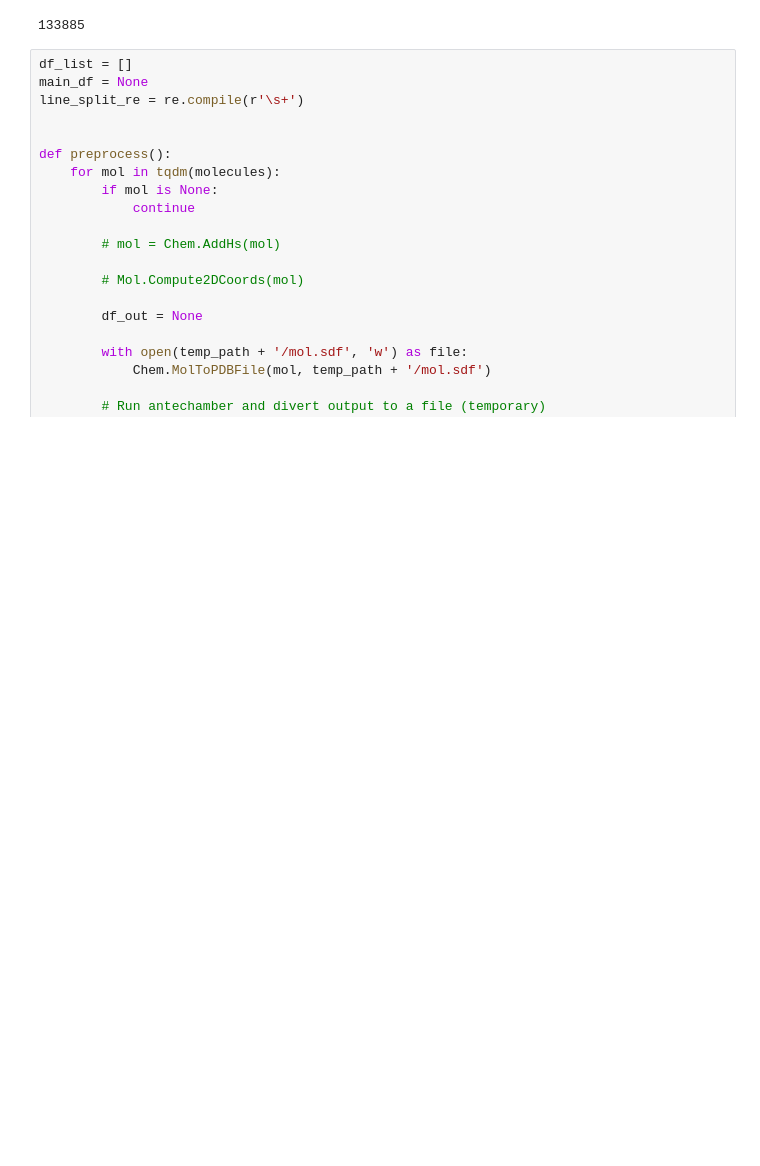
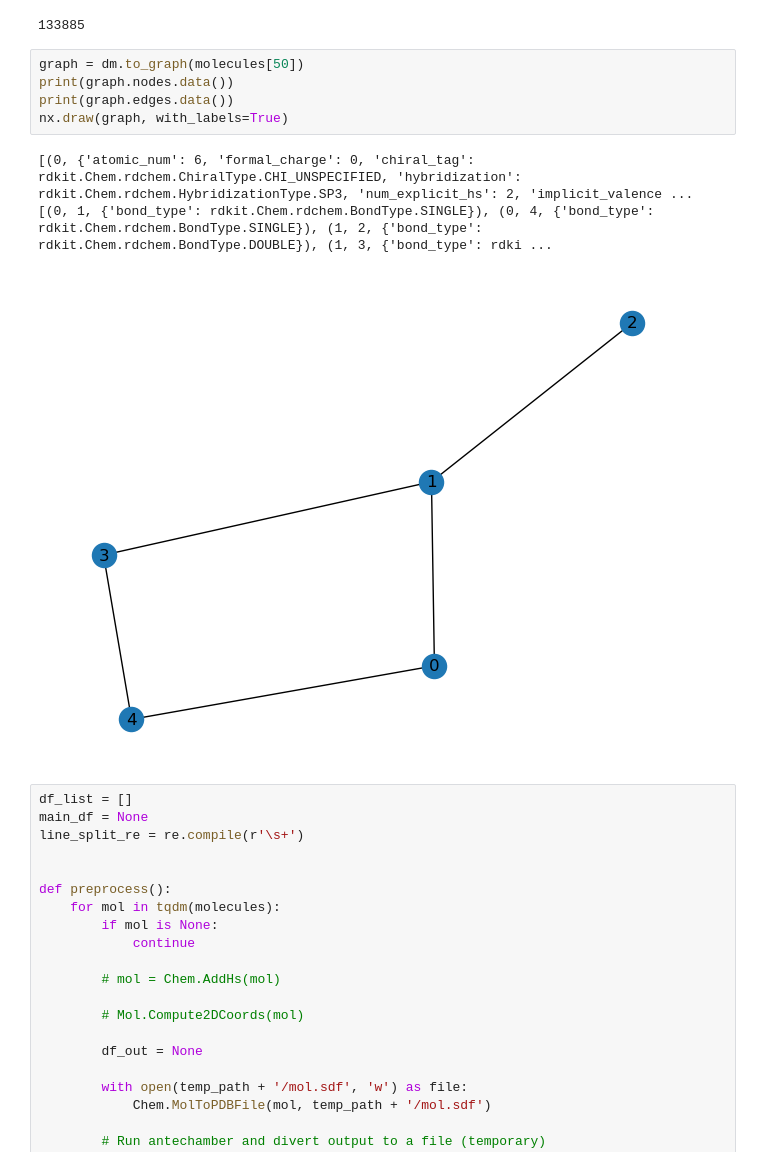
Before and after one commit to NicoPiel/BachelorThesis, a Jupyter notebook: preprocessing_rd.ipynb, the cells around one changed output. Saved outputs shown, nothing was run; the diff lists cells and outputs as text; blank space fills up the shorter version.

Commit message:
Completed graph preprocessing

```diff
--- a/preprocessing_rd.ipynb
+++ b/preprocessing_rd.ipynb
@@ -105,6 +110,15 @@ Done
 len(molecules)
 # %% [output]
 133885
+# %%
+graph = dm.to_graph(molecules[50])
+print(graph.nodes.data())
+print(graph.edges.data())
+nx.draw(graph, with_labels=True)
+# %% [output]
+[(0, {'atomic_num': 6, 'formal_charge': 0, 'chiral_tag': rdkit.Chem.rdchem.ChiralType.CHI_UNSPECIFIED, 'hybridization': rdkit.Chem.rdchem.HybridizationType.SP3, 'num_explicit_hs': 2, 'implicit_valence ...
+[(0, 1, {'bond_type': rdkit.Chem.rdchem.BondType.SINGLE}), (0, 4, {'bond_type': rdkit.Chem.rdchem.BondType.SINGLE}), (1, 2, {'bond_type': rdkit.Chem.rdchem.BondType.DOUBLE}), (1, 3, {'bond_type': rdki ...
+[figure, added]
 # %%
 df_list = []
 main_df = None
```
Also changed, not shown: parts of 1 cell of this notebook, 3 other files.
